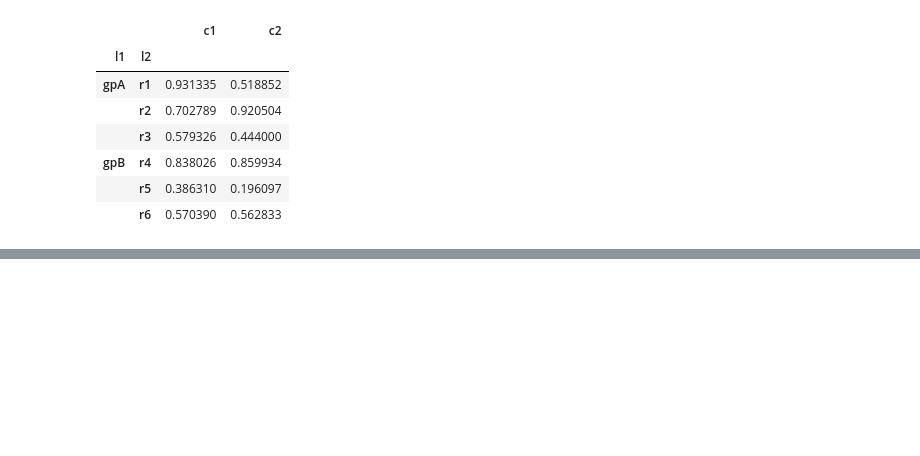
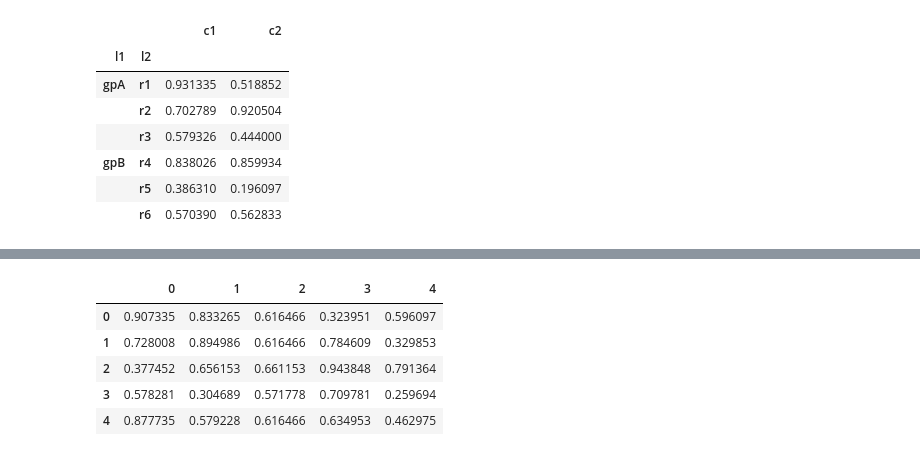
Before and after one commit to Tamzzzzid/Learning_ML, a Jupyter notebook: Pandas/Pandas1.ipynb, the cells around one changed output, grey strips where cells are left out. Saved outputs shown, nothing was run; the diff lists cells and outputs as text; code cells hidden in the pictures; blank space fills up the shorter version.

```diff
--- a/Pandas/Pandas1.ipynb
+++ b/Pandas/Pandas1.ipynb
@@ -406,0 +462,18 @@ dff
+# %%
+df.fillna({
+    0 : df[0].median(),
+    1 : df[1].median(),
+    2 : df[2].median(),
+    3 : df[3].median(),
+    4 : df[4].median(),
+
+},inplace=True)
+# %%
+df
+# %% [output]
+|  | 0 | 1 | 2 | 3 | 4 |
+| 0 | 0.907335 | 0.833265 | 0.616466 | 0.323951 | 0.596097 |
+| 1 | 0.728008 | 0.894986 | 0.616466 | 0.784609 | 0.329853 |
+| 2 | 0.377452 | 0.656153 | 0.661153 | 0.943848 | 0.791364 |
+| 3 | 0.578281 | 0.304689 | 0.571778 | 0.709781 | 0.259694 |
+| 4 | 0.877735 | 0.579228 | 0.616466 | 0.634953 | 0.462975 |
```
Also changed, not shown: parts of 16 cells of this notebook.
